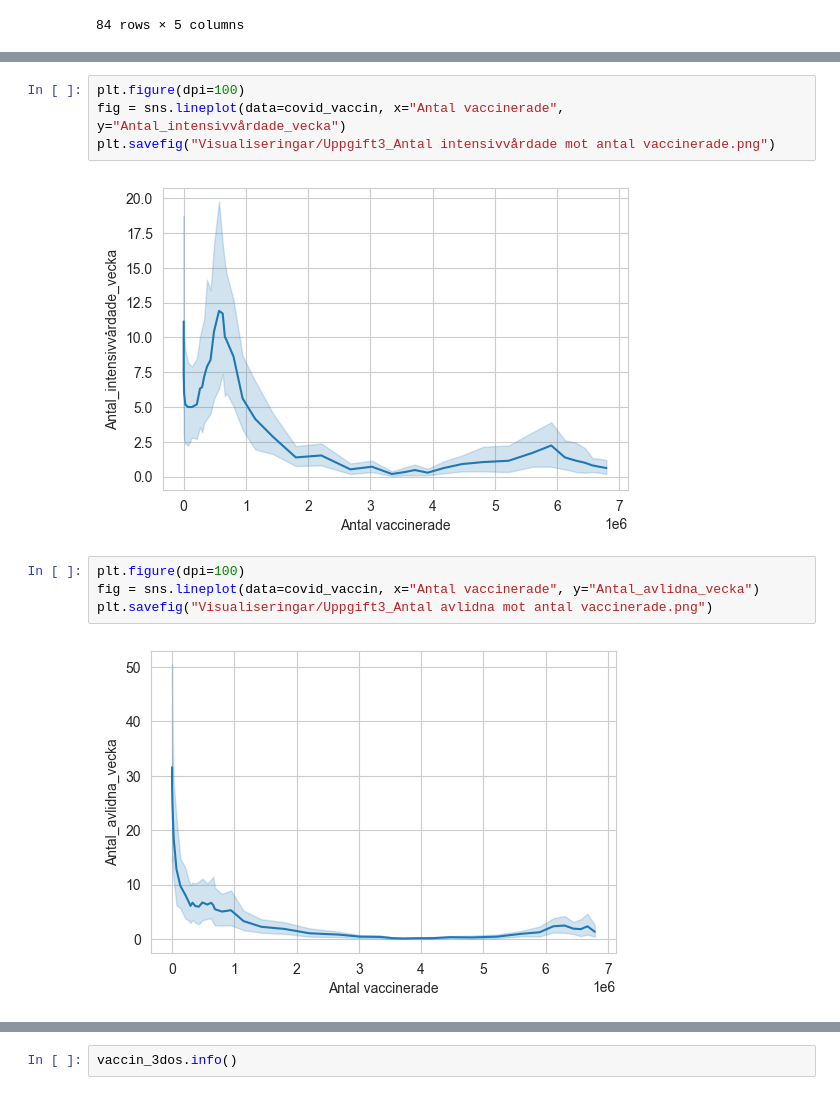
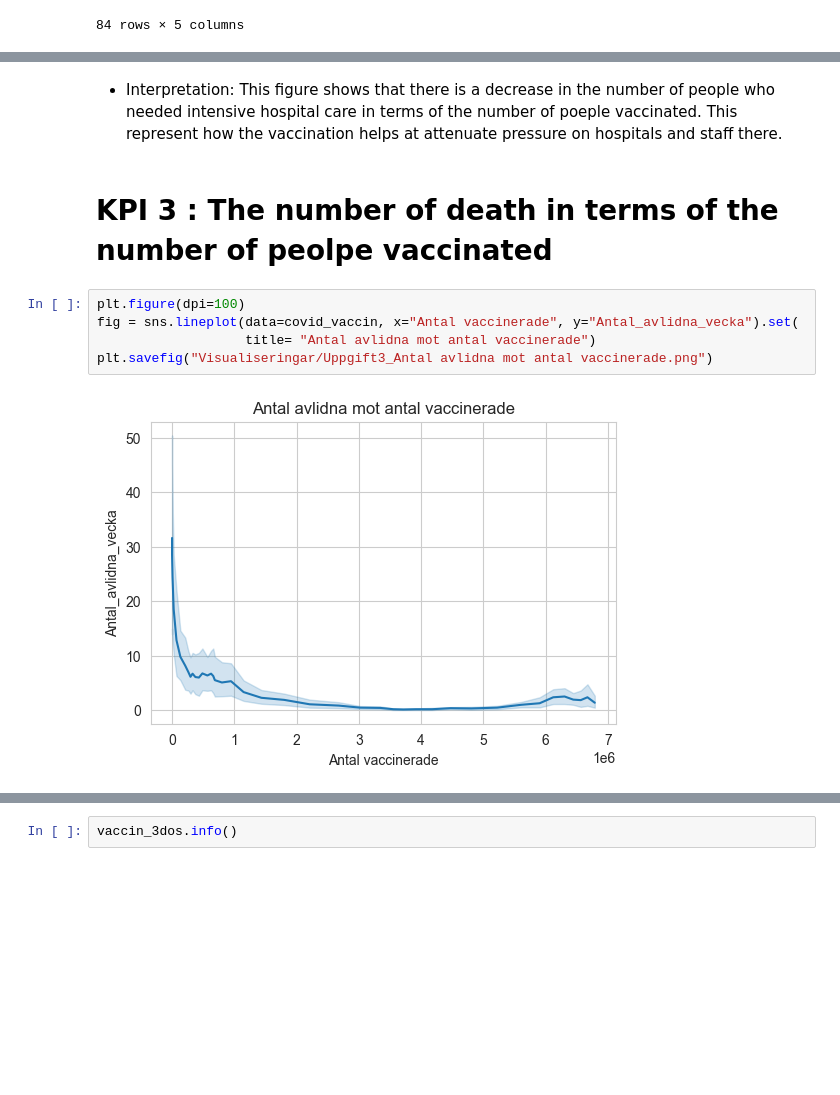
Before and after one commit to AmalDerbali/Databehandling_AmalDerbali, a Jupyter notebook: Lab/Covid_labb.ipynb, the cells around one changed output, grey strips where cells are left out. Drawn from its saved outputs; the diff is of its cells as text; blank space fills up the shorter version.

```diff
--- a/Lab/Covid_labb.ipynb
+++ b/Lab/Covid_labb.ipynb
@@ -501,12 +523,12 @@ plt.savefig("Visualiseringar/Uppgift3_Antal fall mot antal vaccinerade.png")
+# %% [markdown]
+- Interpretation:
+This figure shows that there is a decrease in the number of people who needed intensive hospital care in terms of the number of poeple vaccinated. This represent how the vaccination helps at attenuate pressure on hospitals and staff there.
+# %% [markdown]
+# KPI 3 : The number of death in terms of the number of peolpe vaccinated
 # %%
 plt.figure(dpi=100)
-fig = sns.lineplot(data=covid_vaccin, x="Antal vaccinerade", y="Antal_intensivvårdade_vecka")
-plt.savefig("Visualiseringar/Uppgift3_Antal intensivvårdade mot antal vaccinerade.png")
+fig = sns.lineplot(data=covid_vaccin, x="Antal vaccinerade", y="Antal_avlidna_vecka").set(
+                   title= "Antal avlidna mot antal vaccinerade")
+plt.savefig("Visualiseringar/Uppgift3_Antal avlidna mot antal vaccinerade.png")
 # %% [output]
-[figure, old version]
+[figure, new version]
-# %%
-plt.figure(dpi=100)
-fig = sns.lineplot(data=covid_vaccin, x="Antal vaccinerade", y="Antal_avlidna_vecka")
-plt.savefig("Visualiseringar/Uppgift3_Antal avlidna mot antal vaccinerade.png")
-# %% [output]
-[figure, removed]
```
Also changed, not shown: parts of 19 cells of this notebook.
